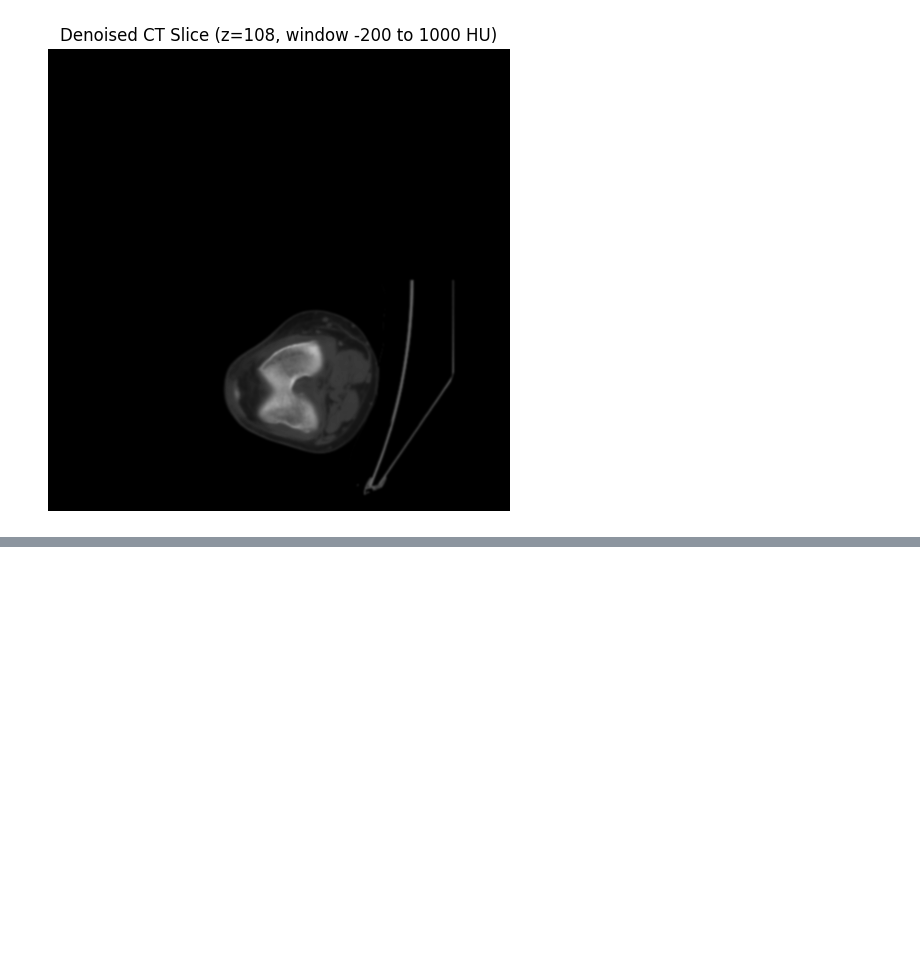
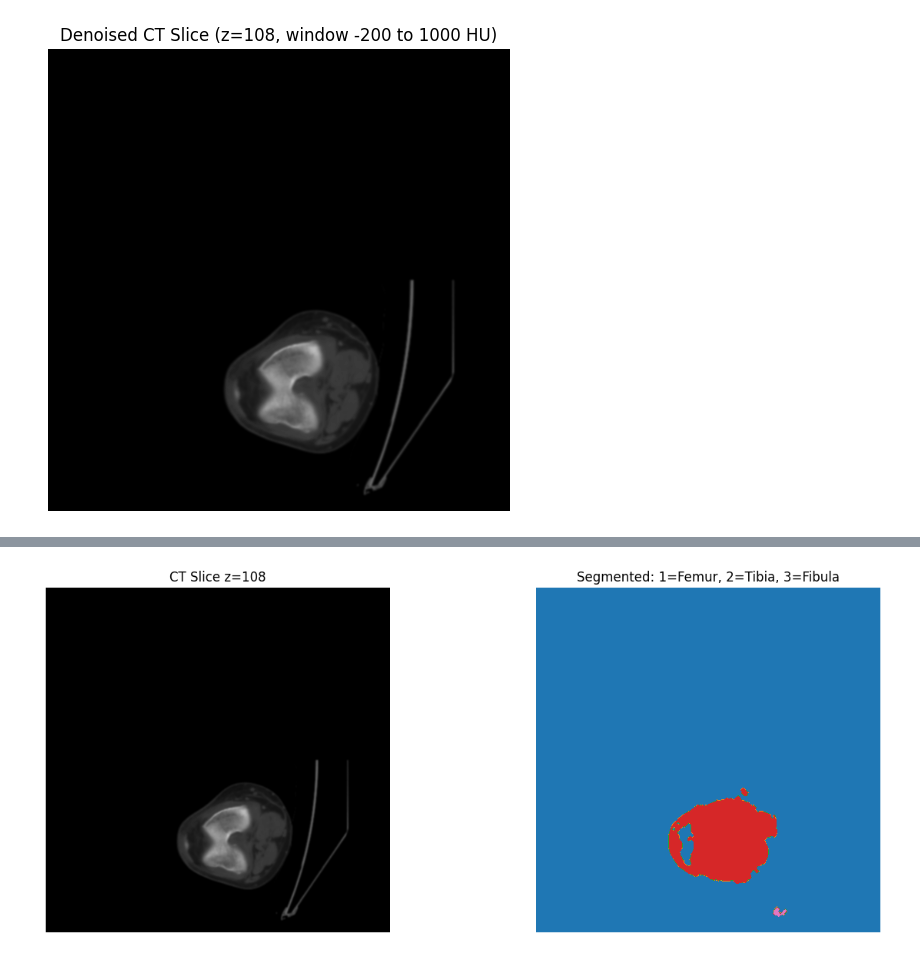
Before and after one commit to Aayush518/RA_selection_task_1, a Jupyter notebook: ra-selection-task-1.ipynb, the cells around one changed output, grey strips where cells are left out. Drawn from its saved outputs; the diff is of its cells as text; code cells hidden in the pictures; blank space fills up the shorter version.

```diff
--- a/ra-selection-task-1.ipynb
+++ b/ra-selection-task-1.ipynb
@@ -324 +406,13 @@ bone_mask = threshold_bones(ct_processed)
+# %%
+segmentation = threshold_bones(
+    ct_denoised,
+    affine,
+    header,
+    save_path=os.path.join(RESULTS_DIR, 'femur_tibia_segmentation.nii.gz'),
+    visualize=True,
+    min_voxels=2000,      # or adjust as needed
+    assign_fibula=True   # set True if you want to try labeling fibula
+)
+# %% [output]
+[figure, added]
 # %%
```
Also changed, not shown: parts of 18 cells of this notebook.
